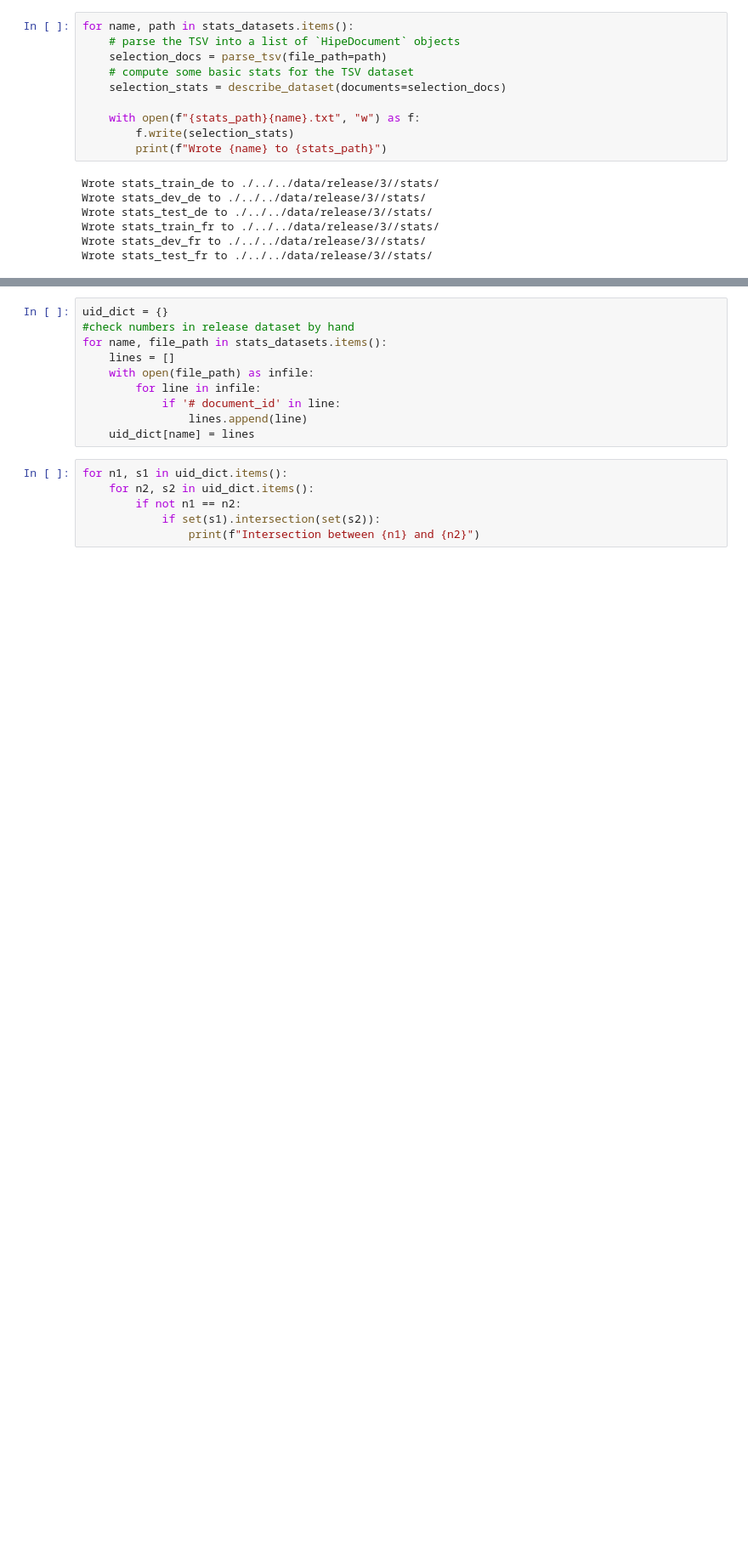
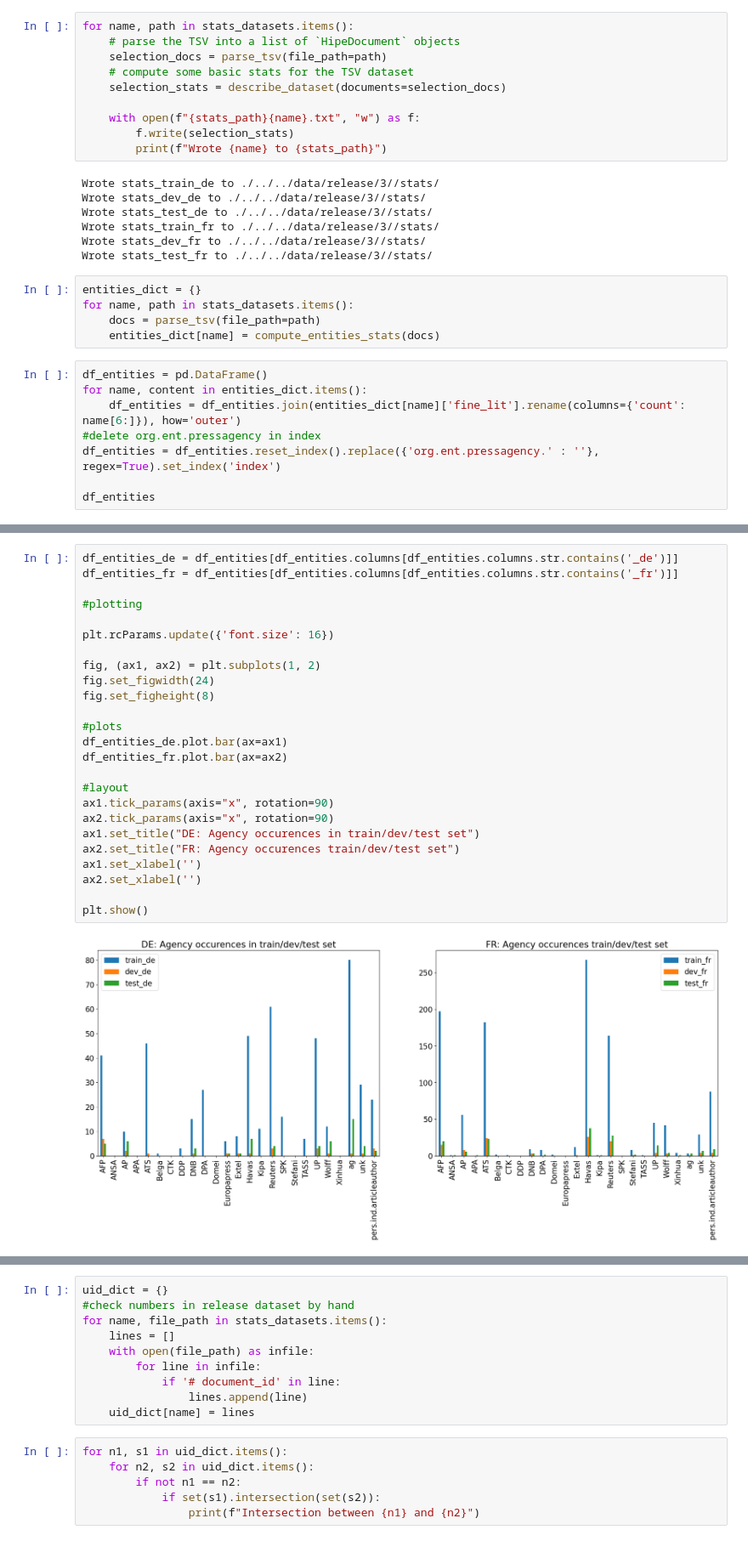
Before and after one commit to impresso/newsagency-classification, a Jupyter notebook: notebooks/2_annotation/stats_training_corpus.ipynb, the cells around one changed output, grey strips where cells are left out. Shown at 85% size. Drawn from its saved outputs; the diff is of its cells as text; blank space fills up the shorter version.

```diff
--- a/notebooks/2_annotation/stats_training_corpus.ipynb
+++ b/notebooks/2_annotation/stats_training_corpus.ipynb
@@ -856,3 +856,16 @@ Wrote stats_test_de to ./../../data/release/3//stats/
 Wrote stats_train_fr to ./../../data/release/3//stats/
 Wrote stats_dev_fr to ./../../data/release/3//stats/
 Wrote stats_test_fr to ./../../data/release/3//stats/
+# %%
+entities_dict = {}
+for name, path in stats_datasets.items():
+    docs = parse_tsv(file_path=path)
+    entities_dict[name] = compute_entities_stats(docs)
+# %%
+df_entities = pd.DataFrame()
+for name, content in entities_dict.items():
+    df_entities = df_entities.join(entities_dict[name]['fine_lit'].rename(columns={'count': name[6:]}), how='outer')
+#delete org.ent.pressagency in index
+df_entities = df_entities.reset_index().replace({'org.ent.pressagency.' : ''}, regex=True).set_index('index')
+
+df_entities
@@ -858,0 +891,27 @@ Wrote stats_test_fr to ./../../data/release/3//stats/
+# %%
+df_entities_de = df_entities[df_entities.columns[df_entities.columns.str.contains('_de')]]
+df_entities_fr = df_entities[df_entities.columns[df_entities.columns.str.contains('_fr')]]
+
+#plotting
+
+plt.rcParams.update({'font.size': 16})
+
+fig, (ax1, ax2) = plt.subplots(1, 2)
+fig.set_figwidth(24)
+fig.set_figheight(8)
+
+#plots
+df_entities_de.plot.bar(ax=ax1)
+df_entities_fr.plot.bar(ax=ax2)
+
+#layout
+ax1.tick_params(axis="x", rotation=90)
+ax2.tick_params(axis="x", rotation=90)
+ax1.set_title("DE: Agency occurences in train/dev/test set")
+ax2.set_title("FR: Agency occurences train/dev/test set")
+ax1.set_xlabel('')
+ax2.set_xlabel('')
+
+plt.show()
+# %% [output]
+[figure, added]
```
Also changed, not shown: parts of 3 cells of this notebook, 2 other files.
